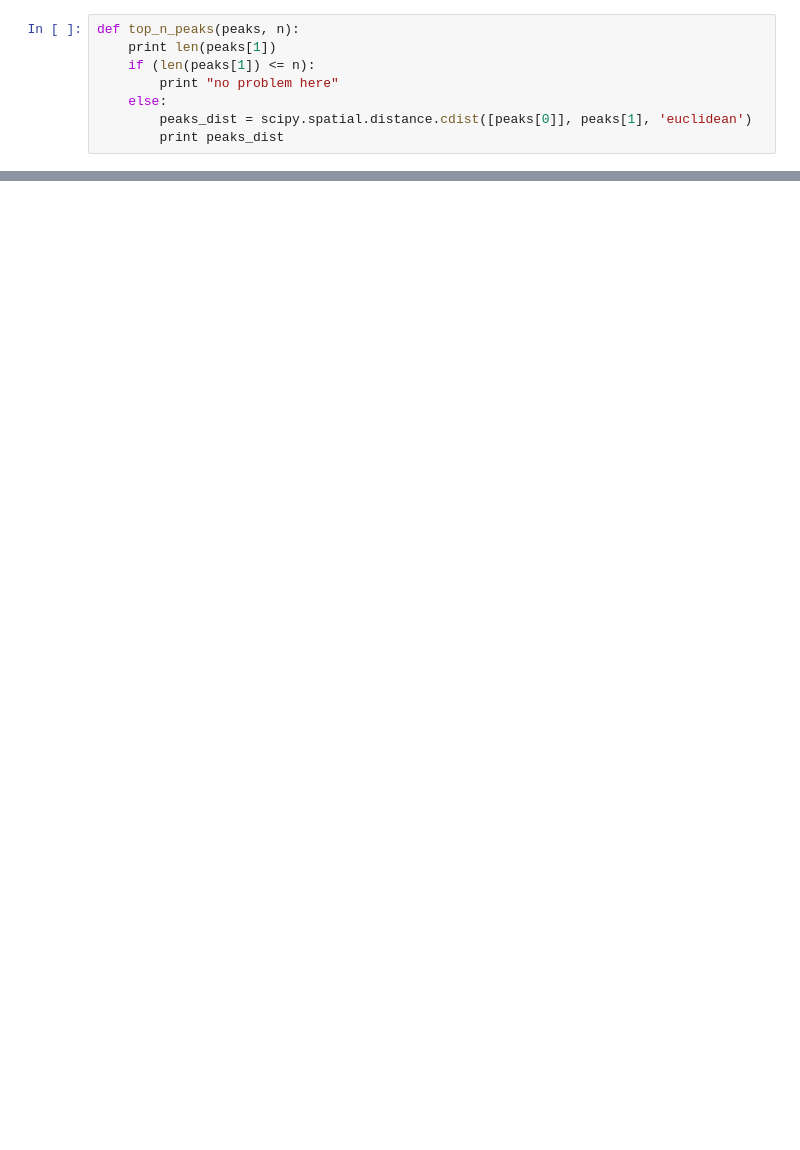
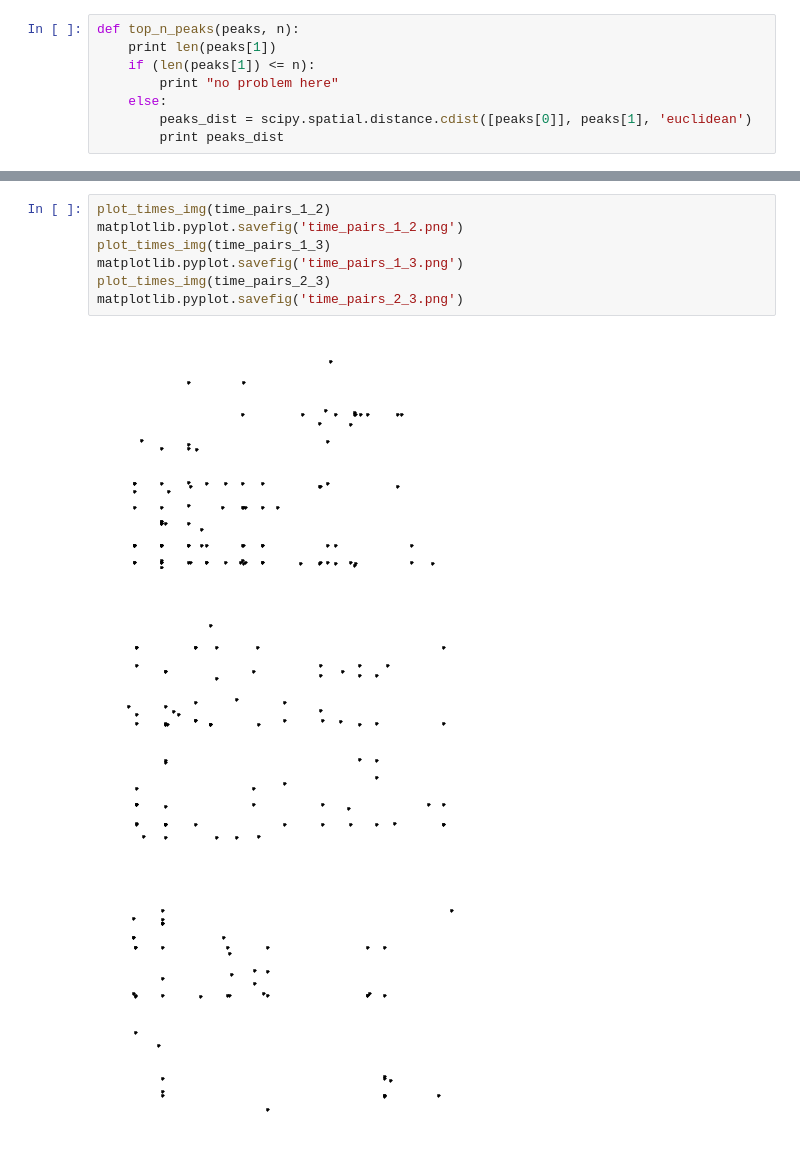
Before and after one commit to angelwong/cs5660_hw2, a Jupyter notebook: HW2.ipynb, the cells around one changed output, grey strips where cells are left out. Saved outputs shown, nothing was run; the diff lists cells and outputs as text; blank space fills up the shorter version.

```diff
--- a/HW2.ipynb
+++ b/HW2.ipynb
@@ -254,0 +316,11 @@ plot_times(time_pairs_dummy)
+# %%
+plot_times_img(time_pairs_1_2)
+matplotlib.pyplot.savefig('time_pairs_1_2.png')
+plot_times_img(time_pairs_1_3)
+matplotlib.pyplot.savefig('time_pairs_1_3.png')
+plot_times_img(time_pairs_2_3)
+matplotlib.pyplot.savefig('time_pairs_2_3.png')
+# %% [output]
+[figure, added]
+[figure, added]
+[figure, added]
```
Also changed, not shown: parts of 32 cells of this notebook, 12 other files.
